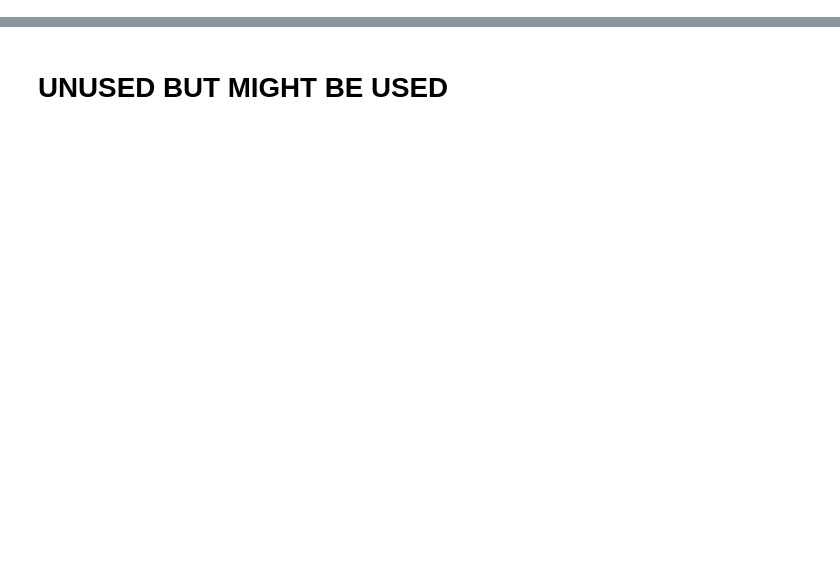
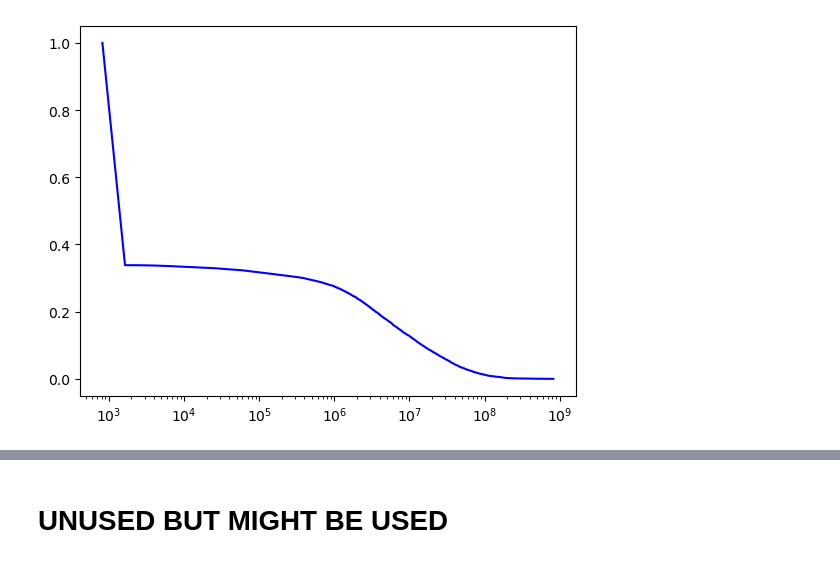
Before and after one commit to epfl-ada/ada-2023-project-pandateam23, a Jupyter notebook: Pico-Andre.ipynb, the cells around one changed output, grey strips where cells are left out. Saved outputs shown, nothing was run; the diff lists cells and outputs as text; code cells hidden in the pictures; blank space fills up the shorter version.

```diff
--- a/Pico-Andre.ipynb
+++ b/Pico-Andre.ipynb
@@ -450,0 +272,6 @@ plt.show()
+# %%
+plt.plot(revenue_array[1][1:], revenue_array[0], label="Left-handed pitchers", color='blue')
+plt.xscale('log')
+plt.show()
+# %% [output]
+[figure, added]
```
Also changed, not shown: parts of 78 cells of this notebook.
